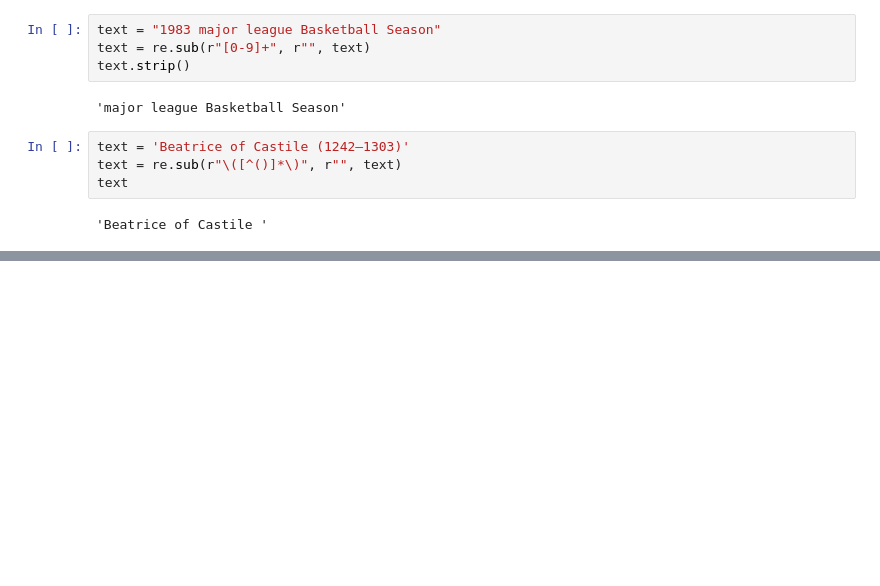
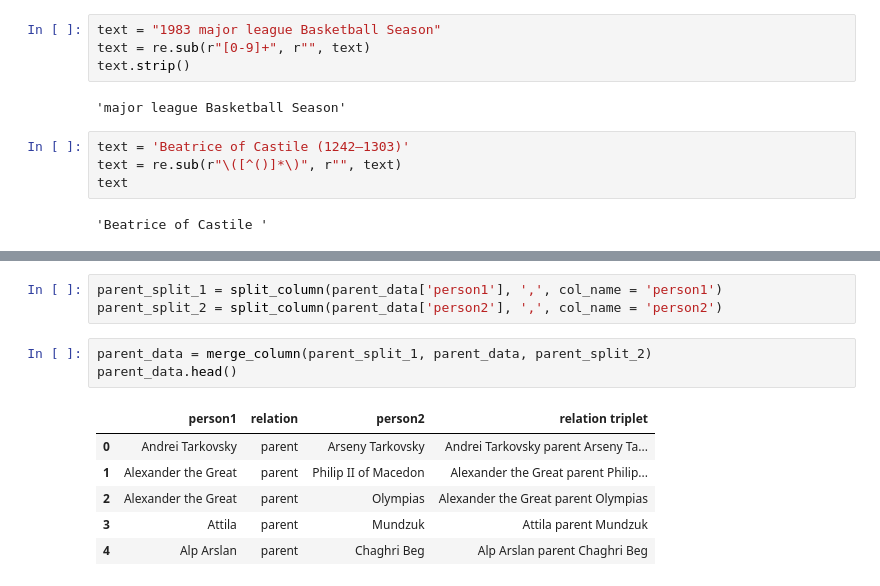
Before and after one commit to kotiyalanurag/EXPLAINABLE-AI, a Jupyter notebook: Data Cleaner.ipynb, the cells around one changed output, grey strips where cells are left out. Saved outputs shown, nothing was run; the diff lists cells and outputs as text; blank space fills up the shorter version.

```diff
--- a/Data Cleaner.ipynb
+++ b/Data Cleaner.ipynb
@@ -360,0 +341,13 @@ text.strip()
+# %%
+parent_split_1 = split_column(parent_data['person1'], ',', col_name = 'person1')
+parent_split_2 = split_column(parent_data['person2'], ',', col_name = 'person2')
+# %%
+parent_data = merge_column(parent_split_1, parent_data, parent_split_2)
+parent_data.head()
+# %% [output]
+|  | person1 | relation | person2 | relation triplet |
+| 0 | Andrei Tarkovsky | parent | Arseny Tarkovsky | Andrei Tarkovsky parent Arseny Ta... |
+| 1 | Alexander the Great | parent | Philip II of Macedon | Alexander the Great parent Philip... |
+| 2 | Alexander the Great | parent | Olympias | Alexander the Great parent Olympias |
+| 3 | Attila | parent | Mundzuk | Attila parent Mundzuk |
+| 4 | Alp Arslan | parent | Chaghri Beg | Alp Arslan parent Chaghri Beg |
```
Also changed, not shown: parts of 23 cells of this notebook.
